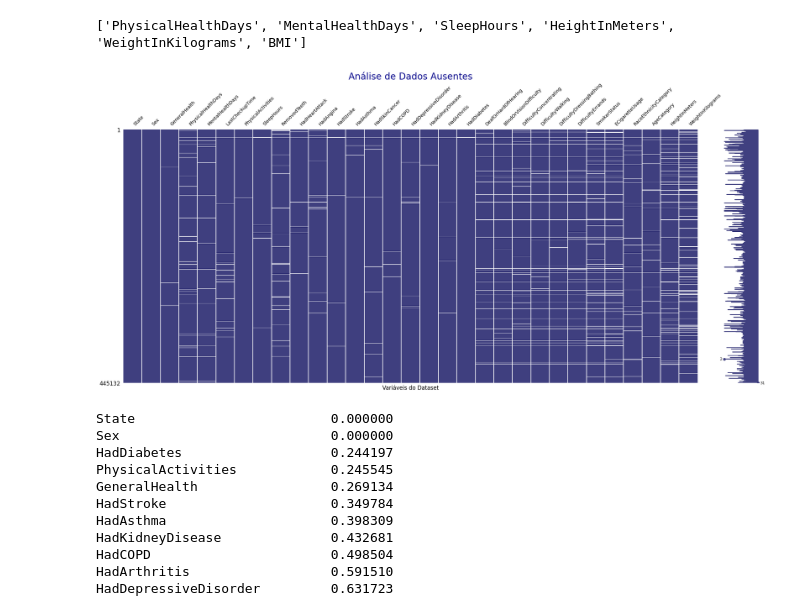
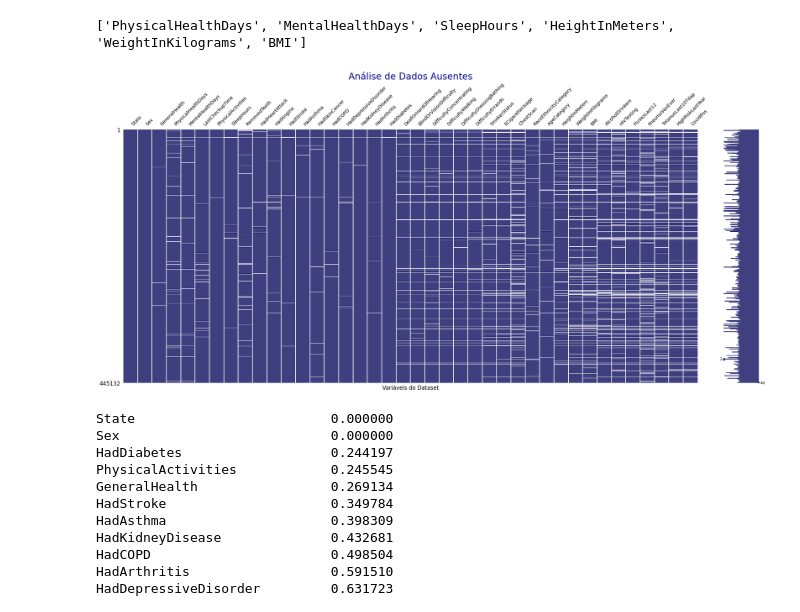
Before and after one commit to gligabo/PCD-1, a Jupyter notebook: src/Eixo-2/analise_eixo02.ipynb, the cells around one changed output. Saved outputs shown, nothing was run; the diff lists cells and outputs as text; code cells hidden in the pictures.

```diff
--- a/src/Eixo-2/analise_eixo02.ipynb
+++ b/src/Eixo-2/analise_eixo02.ipynb
@@ -106,13 +105,13 @@ print( df.select_dtypes( include = [ 'number' ] ).columns.tolist() )
 # %% [output]
 ['PhysicalHealthDays', 'MentalHealthDays', 'SleepHours', 'HeightInMeters', 'WeightInKilograms', 'BMI']
 # %%
-ax = msno.matrix( df, filter = 'top', p = 0.9, color = ( 0.25, 0.25, 0.5 ), fontsize = 10 )
+ax = msno.matrix( df, filter = 'top', p = 0, color = ( 0.25, 0.25, 0.5 ), fontsize = 10 )
 
 ax.set_title( "Análise de Dados Ausentes", fontsize = 20, color = 'darkblue' )
 ax.set_xlabel( "Variáveis do Dataset", fontsize = 12 )
 plt.show()
 # %% [output]
-[figure, old version]
+[figure, new version]
 # %%
 null_series = df.isnull().mean() * 100
 
```
Also changed, not shown: parts of 7 cells of this notebook.
